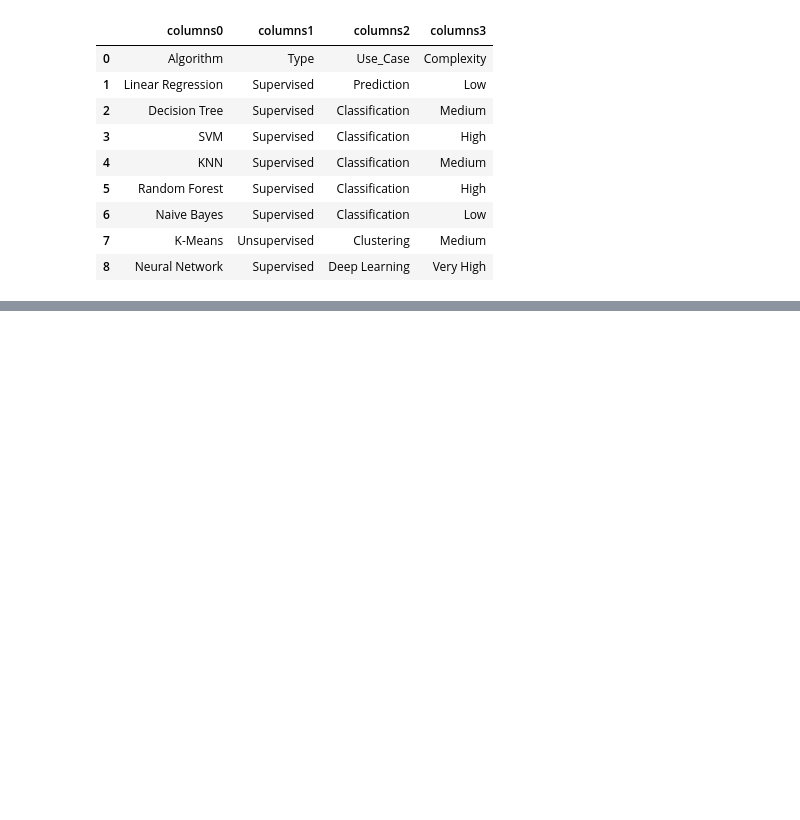
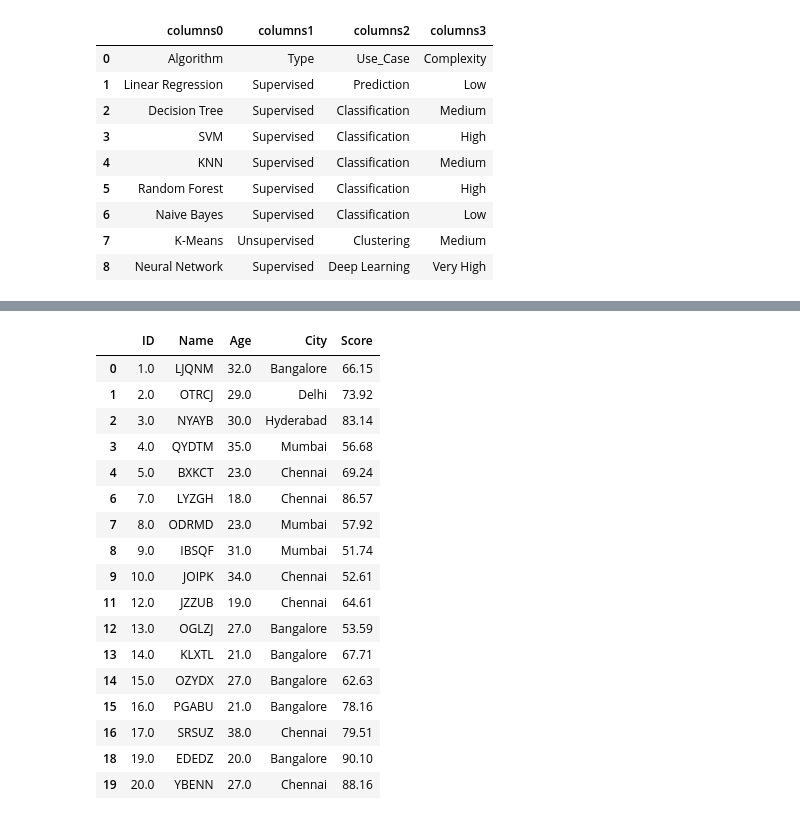
Before and after one commit to YuganandSree/ml-learning, a Jupyter notebook: pandas.ipynb, the cells around one changed output, grey strips where cells are left out. Cells and saved outputs as stored; diff of their text form; code cells hidden in the pictures; blank space fills up the shorter version.

```diff
--- a/pandas.ipynb
+++ b/pandas.ipynb
@@ -434,0 +689,3 @@ new_csv_ML
+# %%
+raw_data = pd.read_csv("C:\\Users\\anand\\OneDrive\\Desktop\\ml-learning\\raw_data_students.csv")
+raw_data
@@ -434,0 +730,21 @@ new_csv_ML
+# %%
+raw_data.dropna(how="any")
+# %% [output]
+|  | ID | Name | Age | City | Score |
+| 0 | 1.0 | LJQNM | 32.0 | Bangalore | 66.15 |
+| 1 | 2.0 | OTRCJ | 29.0 | Delhi | 73.92 |
+| 2 | 3.0 | NYAYB | 30.0 | Hyderabad | 83.14 |
+| 3 | 4.0 | QYDTM | 35.0 | Mumbai | 56.68 |
+| 4 | 5.0 | BXKCT | 23.0 | Chennai | 69.24 |
+| 6 | 7.0 | LYZGH | 18.0 | Chennai | 86.57 |
+| 7 | 8.0 | ODRMD | 23.0 | Mumbai | 57.92 |
+| 8 | 9.0 | IBSQF | 31.0 | Mumbai | 51.74 |
+| 9 | 10.0 | JOIPK | 34.0 | Chennai | 52.61 |
+| 11 | 12.0 | JZZUB | 19.0 | Chennai | 64.61 |
+| 12 | 13.0 | OGLZJ | 27.0 | Bangalore | 53.59 |
+| 13 | 14.0 | KLXTL | 21.0 | Bangalore | 67.71 |
+| 14 | 15.0 | OZYDX | 27.0 | Bangalore | 62.63 |
+| 15 | 16.0 | PGABU | 21.0 | Bangalore | 78.16 |
+| 16 | 17.0 | SRSUZ | 38.0 | Chennai | 79.51 |
+| 18 | 19.0 | EDEDZ | 20.0 | Bangalore | 90.10 |
+| 19 | 20.0 | YBENN | 27.0 | Chennai | 88.16 |
```
Also changed, not shown: parts of 29 cells of this notebook, 1 other file.
